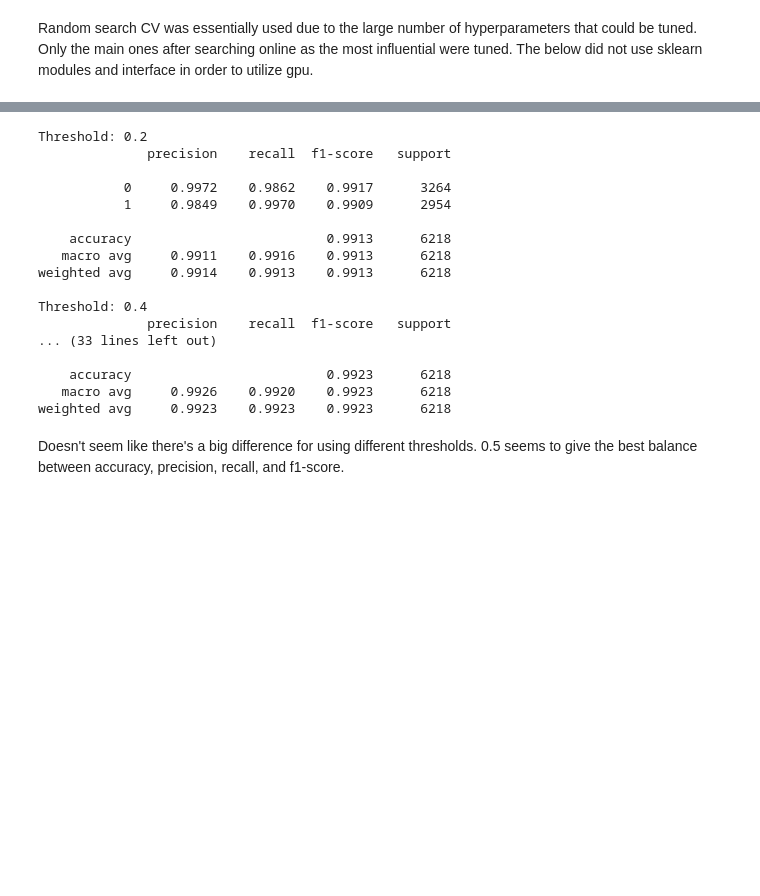
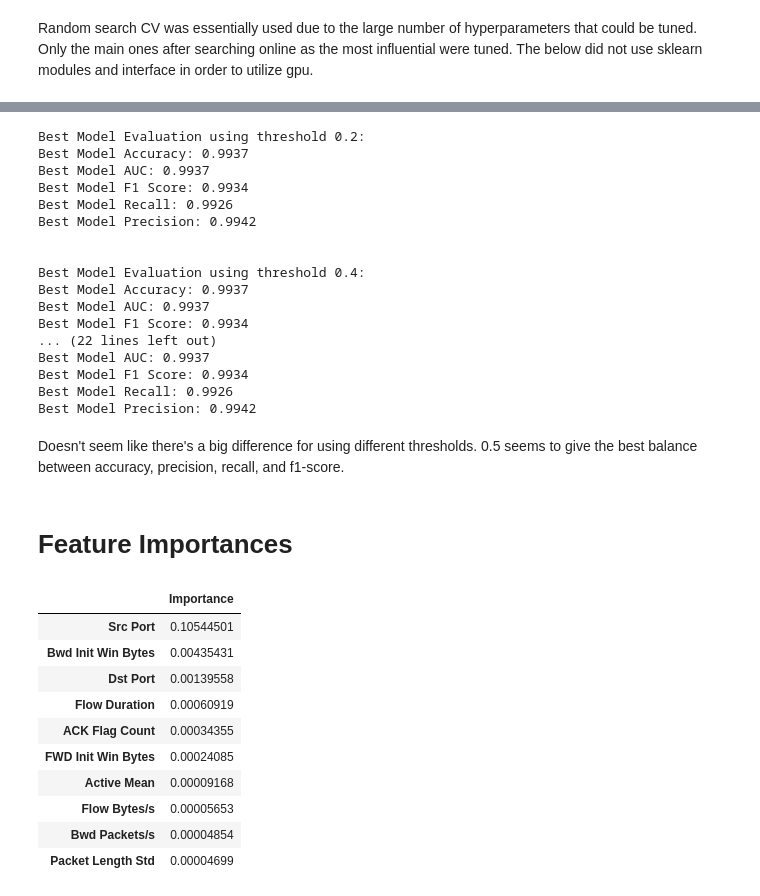
Before and after one commit to chunkanglu/CSCC11-Network-Attack-Classification, a Jupyter notebook: xgboost.ipynb, the cells around one changed output, grey strips where cells are left out. Saved outputs shown, nothing was run; the diff lists cells and outputs as text; code cells hidden in the pictures; blank space fills up the shorter version.

Commit message:
feat: add metrics & feature importance

```diff
--- a/xgboost.ipynb
+++ b/xgboost.ipynb
@@ -178,4 +181,5 @@ Iteration 29/30 - Params: {'max_depth': 13, 'min_child_weight': 2, 'subsample':
 Iteration 30/30 - Params: {'max_depth': 5, 'min_child_weight': 4, 'subsample': 0.7, 'colsample_bytree': 0.9, 'eta': 0.05} | Accuracy: 0.9910 | AUC: 0.9997 | Precision: 0.9915 | Recall: 0.9895 | F1-Sco ...
 Best AUC: 0.9998 with params: {'max_depth': 13, 'min_child_weight': 1, 'subsample': 0.9, 'colsample_bytree': 0.7, 'eta': 0.05} at iteration 12
 # %%
-best_model = xgb.Booster(model_file="XGBModels/model_iter_12_acc_0.9937_auc_0.9998.json")
+best_model = xgb.XGBClassifier(device='cuda')
+best_model.load_model("XGBModels/model_iter_12_acc_0.9937_auc_0.9998.json")
@@ -194,25 +211,47 @@ weighted avg     0.9937    0.9937    0.9937      6218
 # %%
 # See performance at different thresholds
 for threshold in [0.2, 0.4, 0.5, 0.6, 0.8]:
-    print(f"Threshold: {threshold}")
-    print(classification_report(y_test, preds > threshold, digits=4))
+    calculate_metrics(y_test, preds, threshold)
+    print("\n")
 # %% [output]
-Threshold: 0.2
-              precision    recall  f1-score   support
+Best Model Evaluation using threshold 0.2:
+Best Model Accuracy: 0.9937
+Best Model AUC: 0.9937
+Best Model F1 Score: 0.9934
+Best Model Recall: 0.9926
+Best Model Precision: 0.9942
 
-           0     0.9972    0.9862    0.9917      3264
-           1     0.9849    0.9970    0.9909      2954
 
-    accuracy                         0.9913      6218
-   macro avg     0.9911    0.9916    0.9913      6218
-weighted avg     0.9914    0.9913    0.9913      6218
-
-Threshold: 0.4
-              precision    recall  f1-score   support
-... (33 lines left out)
-
-    accuracy                         0.9923      6218
-   macro avg     0.9926    0.9920    0.9923      6218
-weighted avg     0.9923    0.9923    0.9923      6218
+Best Model Evaluation using threshold 0.4:
+Best Model Accuracy: 0.9937
+Best Model AUC: 0.9937
+Best Model F1 Score: 0.9934
+... (22 lines left out)
+Best Model AUC: 0.9937
+Best Model F1 Score: 0.9934
+Best Model Recall: 0.9926
+Best Model Precision: 0.9942
 # %% [markdown]
 Doesn't seem like there's a big difference for using different thresholds. 0.5 seems to give the best balance between accuracy, precision, recall, and f1-score.
+# %% [markdown]
+# Feature Importances
+# %%
+perm_importance = permutation_importance(best_model, X_test, y_test, n_repeats=10, random_state=RANDOM_SEED, scoring=['roc_auc', 'accuracy'])
+# %%
+auc_importances = pd.DataFrame(perm_importance['roc_auc']['importances_mean'], index=X_test.columns, columns=['Importance']).sort_values(by='Importance', ascending=False)
+accuracy_importances = pd.DataFrame(perm_importance['accuracy']['importances_mean'], index=X_test.columns, columns=['Importance']).sort_values(by='Importance', ascending=False)
+# %%
+pd.set_option('display.float_format', lambda x: '%.8f' % x)
+auc_importances.head(10)
+# %% [output]
+|  | Importance |
+| Src Port | 0.10544501 |
+| Bwd Init Win Bytes | 0.00435431 |
+| Dst Port | 0.00139558 |
+| Flow Duration | 0.00060919 |
+| ACK Flag Count | 0.00034355 |
+| FWD Init Win Bytes | 0.00024085 |
+| Active Mean | 0.00009168 |
+| Flow Bytes/s | 0.00005653 |
+| Bwd Packets/s | 0.00004854 |
+| Packet Length Std | 0.00004699 |
```
Also changed, not shown: parts of 5 cells of this notebook.
